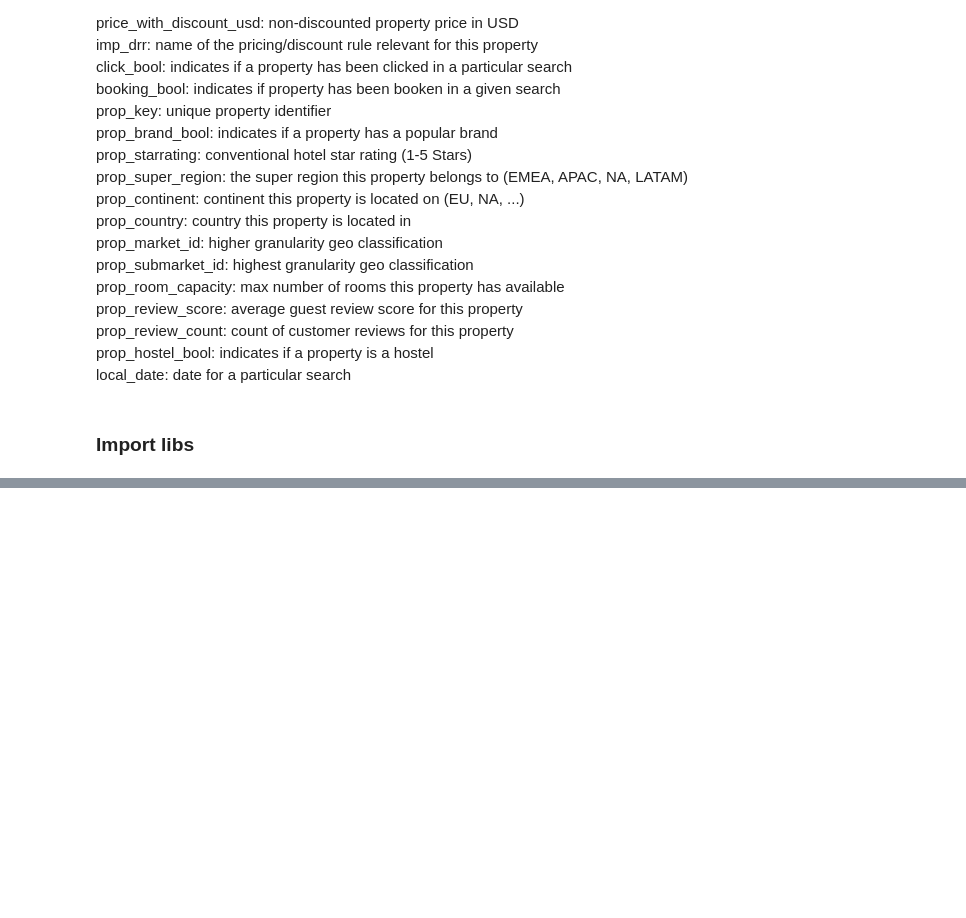
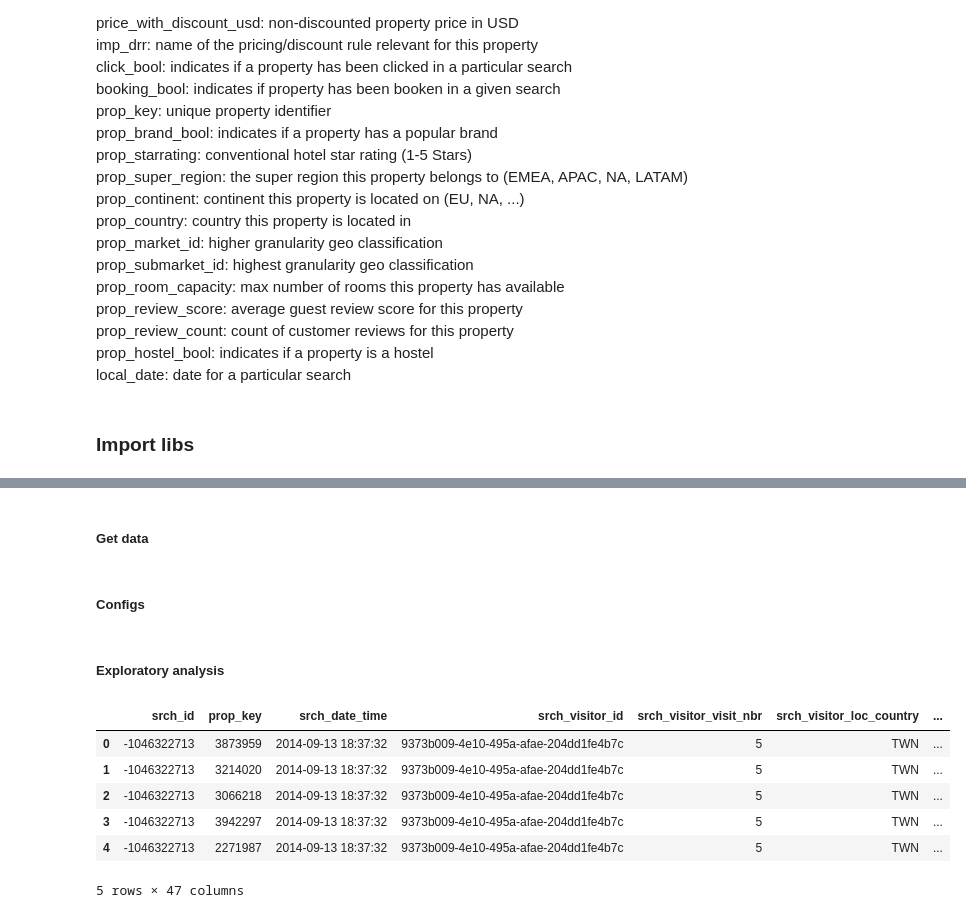
Before and after one commit to achilleasatha/expedia_sortranking, a Jupyter notebook: sortranking.ipynb, the cells around one changed output, grey strips where cells are left out. Saved outputs shown, nothing was run; the diff lists cells and outputs as text; code cells hidden in the pictures; blank space fills up the shorter version.

```diff
--- a/sortranking.ipynb
+++ b/sortranking.ipynb
@@ -69,0 +82,2 @@ import
+# %% [markdown]
+##### Get data
@@ -69,0 +87,2 @@ import
+# %% [markdown]
+##### Configs
@@ -69,0 +93,12 @@ import
+# %% [markdown]
+##### Exploratory analysis
+# %%
+train_data.iloc[:,:].head()
+# %% [output]
+|  | srch_id | prop_key | srch_date_time | srch_visitor_id | srch_visitor_visit_nbr | srch_visitor_loc_country | ... |
+| 0 | -1046322713 | 3873959 | 2014-09-13 18:37:32 | 9373b009-4e10-495a-afae-204dd1fe4b7c | 5 | TWN | ... |
+| 1 | -1046322713 | 3214020 | 2014-09-13 18:37:32 | 9373b009-4e10-495a-afae-204dd1fe4b7c | 5 | TWN | ... |
+| 2 | -1046322713 | 3066218 | 2014-09-13 18:37:32 | 9373b009-4e10-495a-afae-204dd1fe4b7c | 5 | TWN | ... |
+| 3 | -1046322713 | 3942297 | 2014-09-13 18:37:32 | 9373b009-4e10-495a-afae-204dd1fe4b7c | 5 | TWN | ... |
+| 4 | -1046322713 | 2271987 | 2014-09-13 18:37:32 | 9373b009-4e10-495a-afae-204dd1fe4b7c | 5 | TWN | ... |
+5 rows × 47 columns
```
Also changed, not shown: parts of 13 cells of this notebook, 8 other files.
